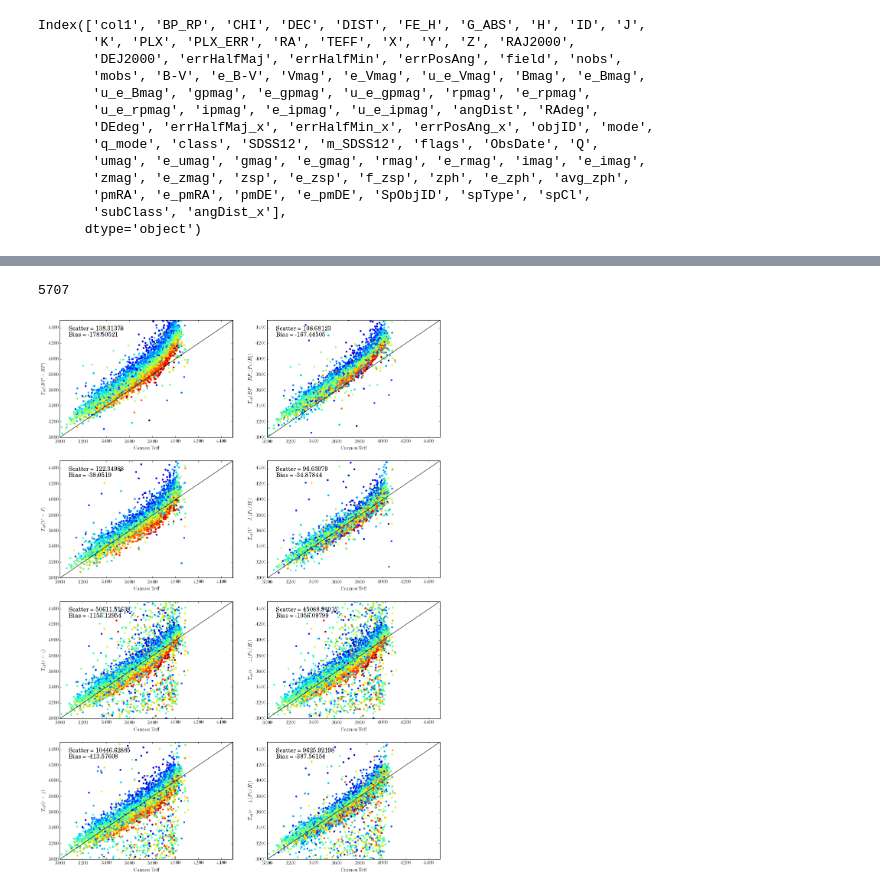
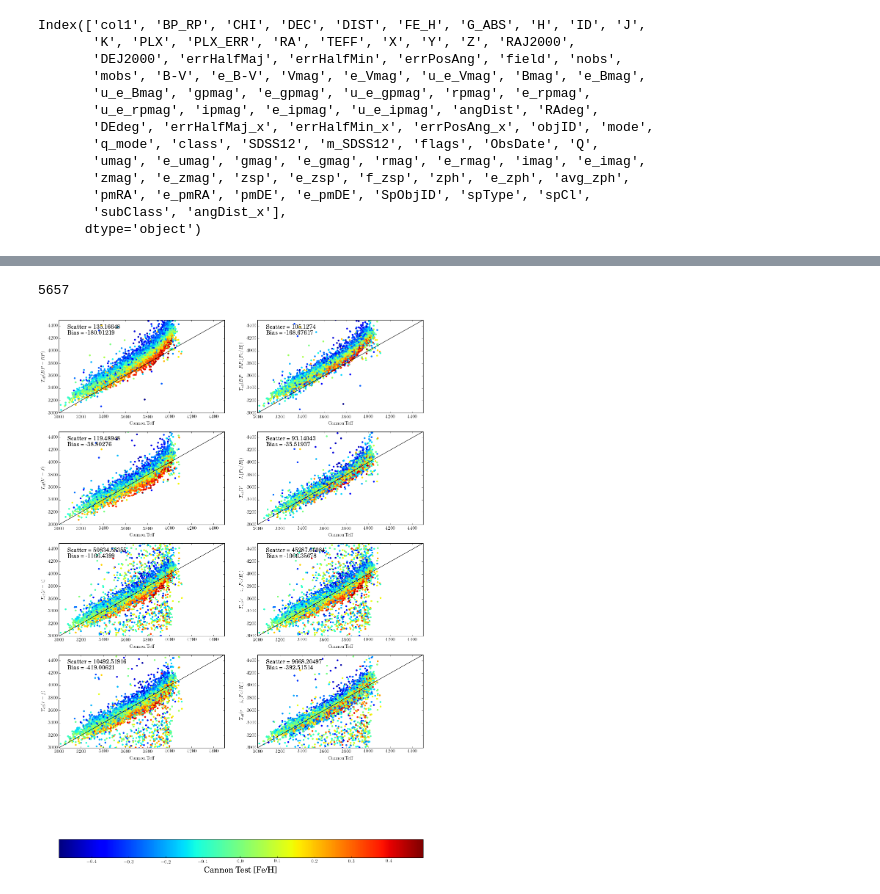
Before and after one commit to jbirky/Mdwarf_project, a Jupyter notebook: cannon_runs/apogee_test/validation.ipynb, the cells around one changed output, grey strips where cells are left out. Saved outputs shown, nothing was run; the diff lists cells and outputs as text; code cells hidden in the pictures.

```diff
--- a/cannon_runs/apogee_test/validation.ipynb
+++ b/cannon_runs/apogee_test/validation.ipynb
@@ -60,7 +40,7 @@ list(mann_xm1.keys())
 test = pd.read_csv('test_results/test_mann_x_APASS_x_SDSS.csv')
 test['K_ABS'] = test['K'] + 5*np.log10(test['PLX'])-10
 # %%
-test = test[test['CHI'] < 80000]
+# test = test[test['CHI'] < 80000]
 test = test[(test['FE_H'] > -.5) & (test['FE_H'] < .5)]
 # %%
 test.keys()
@@ -156,0 +144,31 @@ rj_diff2 = test['TEFF'] - rj_teff2
+# %%
+text2 = 'Scatter = %s \n Bias = %s'%(round(np.std(vk_diff),5), round(np.mean(vk_diff),5))
+text4 = 'Scatter = %s \n Bias = %s'%(round(np.std(vj_diff2),5), round(np.mean(vj_diff2),5))
+
+fig, ((ax1, ax2), (ax3, ax4), (ax5, ax6)) = plt.subplots(3,2, figsize=[11,16], sharex=True, sharey=True)
+
+ax1.plot(x,x, color='k')
+ax1.text(0.05, 0.95, text1, fontsize=14, transform=ax1.transAxes, verticalalignment='top')
+im1 = ax2.scatter(test['TEFF'], bp_rp_teff, edgecolor='none', c=test['FE_H'])
+ax1.set_xlim(3000,4500)
+ax1.set_ylim(3000,4500)
+ax1.set_ylabel(r'$T_{\rm eff}(V-K): {\rm Casagrande}$', fontsize=15)
+
+ax2.plot(x,x, color='k')
+ax2.text(0.05, 0.95, text1, fontsize=14, transform=ax2.transAxes, verticalalignment='top')
+im2 = ax2.scatter(test['TEFF'], bp_rp_teff, edgecolor='none', c=test['FE_H'])
+
+ax4.plot(x,x, color='k')
+ax4.text(0.05, 0.95, text4, fontsize=14, transform=ax4.transAxes, verticalalignment='top')
+ax4.scatter(test['TEFF'], vj_teff2, edgecolor='none', c=test['FE_H'])
+
+ax5.set_xlabel(r'$\rm ASPCAP \, Teff$', fontsize=15)
+ax6.set_xlabel(r'$\rm Cannon \, Teff$', fontsize=15)
+
+plt.tight_layout()
+cb1 = fig.colorbar(im1, ax=(ax1, ax3, ax5), orientation='horizontal')
+cb1.set_label(r'${\rm ASPCAP \, [Fe/H]}$', fontsize=20)
+
+cb2 = fig.colorbar(im2, ax=(ax2, ax4, ax6), orientation='horizontal')
+cb2.set_label(r'${\rm Cannon \, Test \, [Fe/H]}$', fontsize=20)
+plt.show()
@@ -166,11 +186,11 @@ text6 = 'Scatter = %s \n Bias = %s'%(round(np.std(rz_diff2),5), round(np.mean(rz
 text7 = 'Scatter = %s \n Bias = %s'%(round(np.std(rj_diff),5), round(np.mean(rj_diff),5))
 text8 = 'Scatter = %s \n Bias = %s'%(round(np.std(rj_diff2),5), round(np.mean(rj_diff2),5))
 
-fig, ((ax1, ax2), (ax3, ax4), (ax5, ax6), (ax7, ax8)) = plt.subplots(4,2, figsize=[16,22])
+fig, ((ax1, ax2), (ax3, ax4), (ax5, ax6), (ax7, ax8)) = plt.subplots(4,2, figsize=[16,26])
 
 ax1.plot(x,x, color='k')
 ax1.text(0.05, 0.95, text1, fontsize=14, transform=ax1.transAxes, verticalalignment='top')
-ax1.scatter(test['TEFF'], bp_rp_teff, edgecolor='none', c=test['FE_H'])
+im = ax1.scatter(test['TEFF'], bp_rp_teff, edgecolor='none', c=test['FE_H'])
 ax1.set_xlim(3000,4500)
 ax1.set_ylim(3000,4500)
 ax1.set_ylabel(r'$T_{\rm eff}(BP-RP)$')
@@ -207,32 +227,34 @@ ax5.set_xlim(3000,4500)
 ax5.set_ylim(3000,4500)
 ax5.set_ylabel(r'$T_{\rm eff}(r-z)$')
 ax5.set_xlabel(r'$\rm Cannon \, Teff$')
 
 ax6.plot(x,x, color='k')
 ax6.text(0.05, 0.95, text6, fontsize=14, transform=ax6.transAxes, verticalalignment='top')
 ax6.scatter(test['TEFF'], rz_teff, edgecolor='none', c=test['FE_H'])
 ax6.set_xlim(3000,4500)
 ax6.set_ylim(3000,4500)
 ax6.set_ylabel(r'$T_{\rm eff}(r-z, [Fe/H])$')
 ax6.set_xlabel(r'$\rm Cannon \, Teff$')
 
 ax7.plot(x,x, color='k')
 ax7.text(0.05, 0.95, text7, fontsize=14, transform=ax7.transAxes, verticalalignment='top')
 ax7.scatter(test['TEFF'], rj_teff, edgecolor='none', c=test['FE_H'])
 ax7.set_xlim(3000,4500)
 ax7.set_ylim(3000,4500)
 ax7.set_ylabel(r'$T_{\rm eff}(r-j)$')
 ax7.set_xlabel(r'$\rm Cannon \, Teff$')
 
 ax8.plot(x,x, color='k')
 ax8.text(0.05, 0.95, text8, fontsize=14, transform=ax8.transAxes, verticalalignment='top')
 ax8.scatter(test['TEFF'], rj_teff2, edgecolor='none', c=test['FE_H'])
 ax8.set_xlim(3000,4500)
 ax8.set_ylim(3000,4500)
 ax8.set_ylabel(r'$T_{\rm eff}(r-j, [Fe/H])$')
 ax8.set_xlabel(r'$\rm Cannon \, Teff$')
 
+cb = fig.colorbar(im, ax=((ax1, ax2), (ax3, ax4), (ax5, ax6), (ax7, ax8)), orientation='horizontal')
+cb.set_label(r'Cannon Test [Fe/H]', fontsize=20)
 plt.show()
 # %% [output]
-5707
+5657
-[figure, old version]
+[figure, new version]
```
Also changed, not shown: parts of 5 cells of this notebook, 3 other files.
